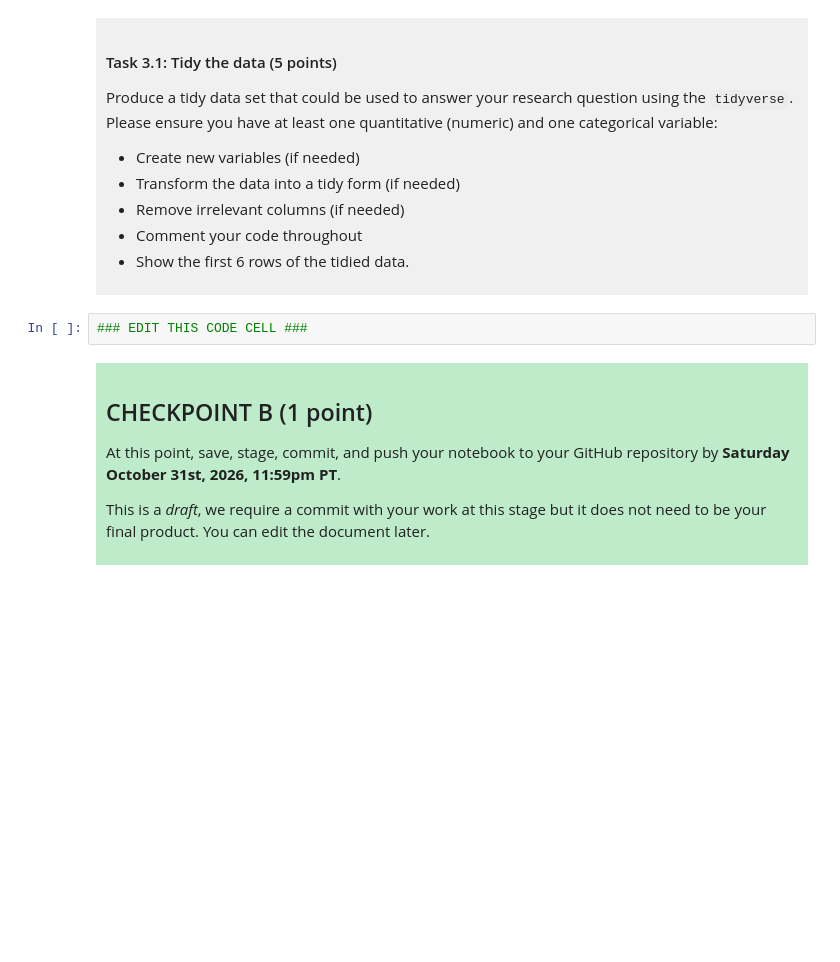
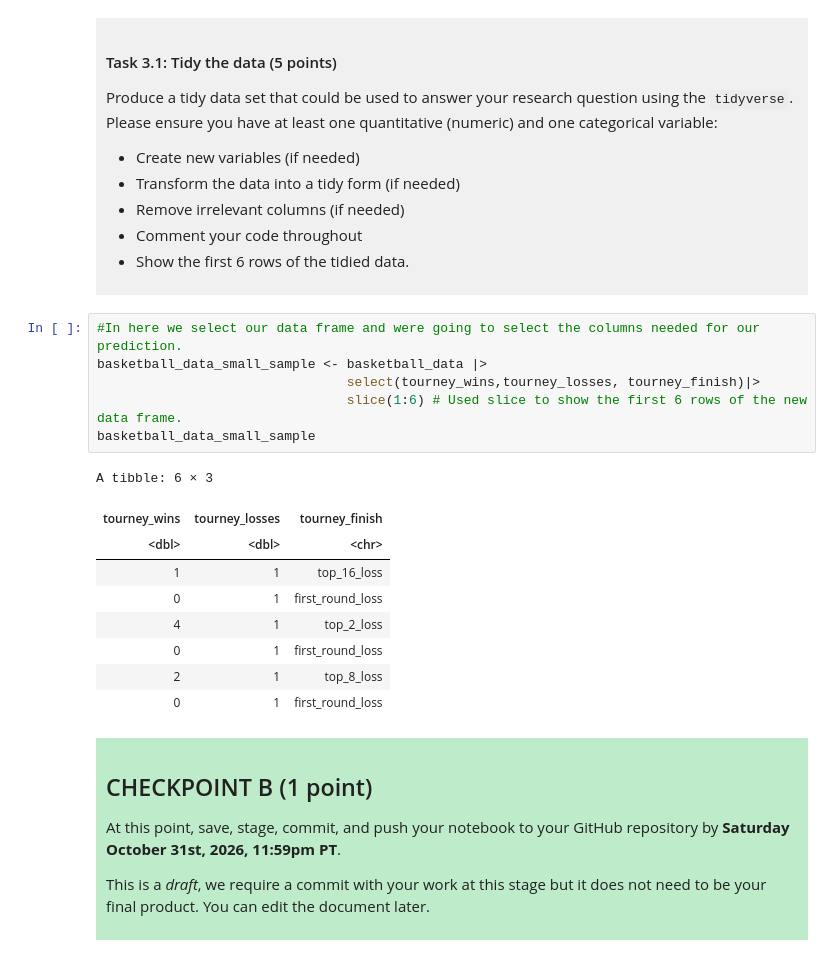
Before and after one commit to SophieEnamorado/DSCI-100-PROJECT-SOPHIE-ENAMORADO-RODIRGUEZ, a Jupyter notebook: dsci-100-project-notebook.ipynb, the cells around one changed output. Saved outputs shown, nothing was run; the diff lists cells and outputs as text; blank space fills up the shorter version.

```diff
--- a/dsci-100-project-notebook.ipynb
+++ b/dsci-100-project-notebook.ipynb
@@ -189,7 +221,21 @@ Produce a tidy data set that could be used to answer your research question usin
 
 </div>
 # %%
-### EDIT THIS CODE CELL ###
+#In here we select our data frame and were going to select the columns needed for our prediction.
+basketball_data_small_sample <- basketball_data |>
+                                select(tourney_wins,tourney_losses, tourney_finish)|>
+                                slice(1:6) # Used slice to show the first 6 rows of the new data frame.
+basketball_data_small_sample
+# %% [output]
+A tibble: 6 × 3
+| tourney_wins | tourney_losses | tourney_finish |
+| <dbl> | <dbl> | <chr> |
+| 1 | 1 | top_16_loss |
+| 0 | 1 | first_round_loss |
+| 4 | 1 | top_2_loss |
+| 0 | 1 | first_round_loss |
+| 2 | 1 | top_8_loss |
+| 0 | 1 | first_round_loss |
 # %% [markdown]
 <div style="background-color: #beebca; padding: 10px;">
 
```
Also changed, not shown: parts of 3 cells of this notebook.
